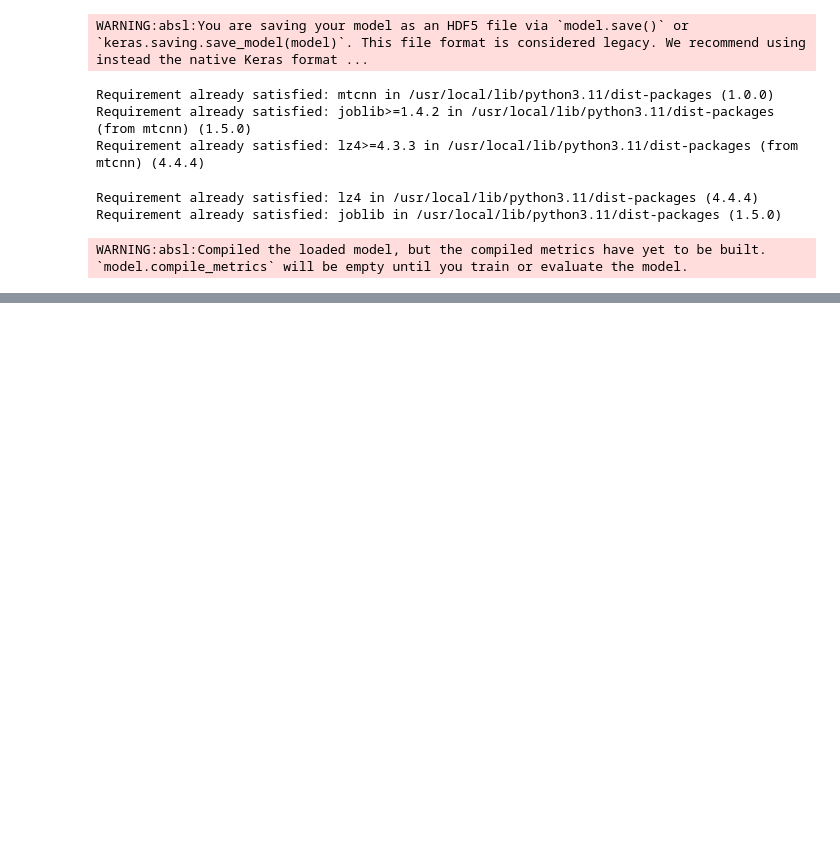
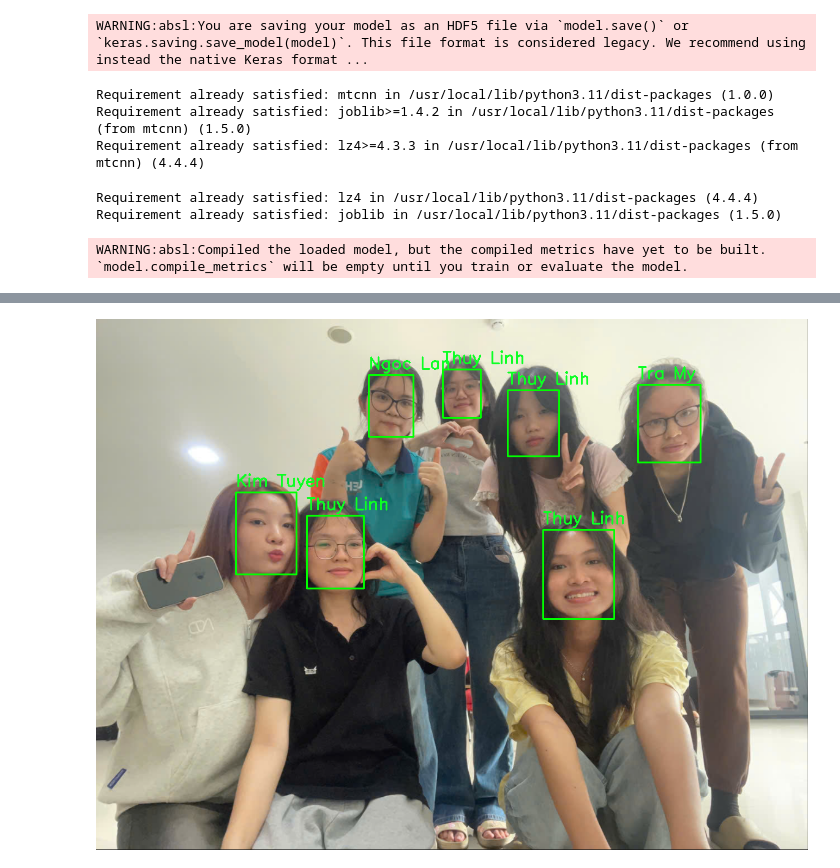
Before and after one commit to nlan082/BAINHOM, a Jupyter notebook: detect_face.ipynb, the cells around one changed output, grey strips where cells are left out. Saved outputs shown, nothing was run; the diff lists cells and outputs as text; code cells hidden in the pictures; blank space fills up the shorter version.

```diff
--- a/detect_face.ipynb
+++ b/detect_face.ipynb
@@ -157,0 +161,29 @@ for path in image_paths:
+# %%
+image_paths = [
+    '/content/nhandien.png'
+]
+
+for path in image_paths:
+    img = cv2.imread(path)
+    img_rgb = cv2.cvtColor(img, cv2.COLOR_BGR2RGB)
+    results = detector.detect_faces(img_rgb)
+
+    for result in results:
+        x, y, w, h = result['box']
+        x, y = max(0, x), max(0, y)
+        face = img[y:y+h, x:x+w]
+
+        try:
+            processed = preprocess_face(face)
+            prediction = model.predict(processed, verbose=0)[0]
+            label_index = np.argmax(prediction)
+            name = class_names[label_index]
+            cv2.rectangle(img, (x, y), (x+w, y+h), (0, 255, 0), 2)
+            cv2.putText(img, name, (x, y-10), cv2.FONT_HERSHEY_SIMPLEX, 0.9, (36,255,12), 2)
+        except Exception as e:
+            print("Lỗi xử lý khuôn mặt:", e)
+
+    from google.colab.patches import cv2_imshow
+    cv2_imshow(img)
+# %% [output]
+[figure, added]
```
Also changed, not shown: parts of 11 cells of this notebook.
